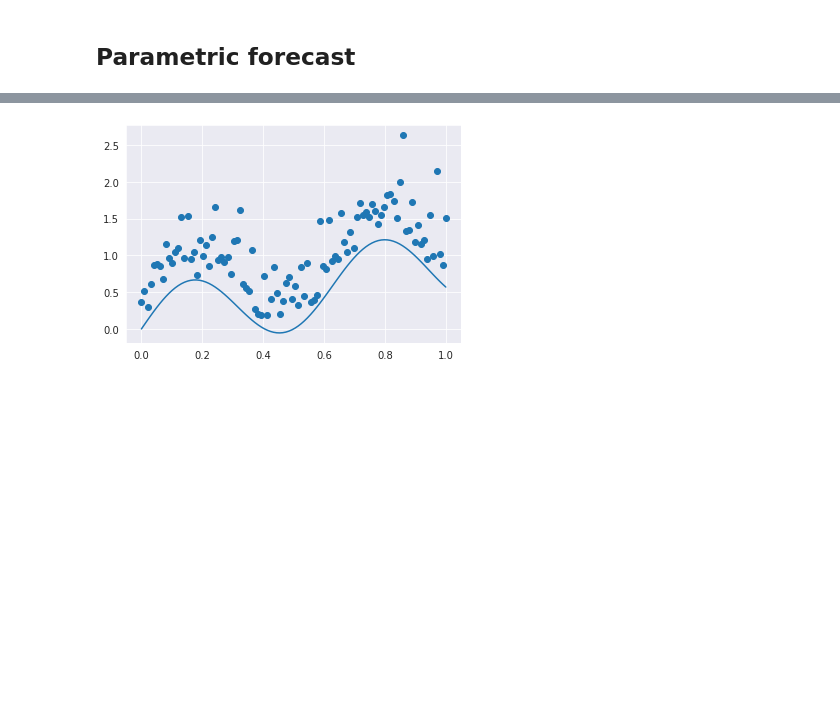
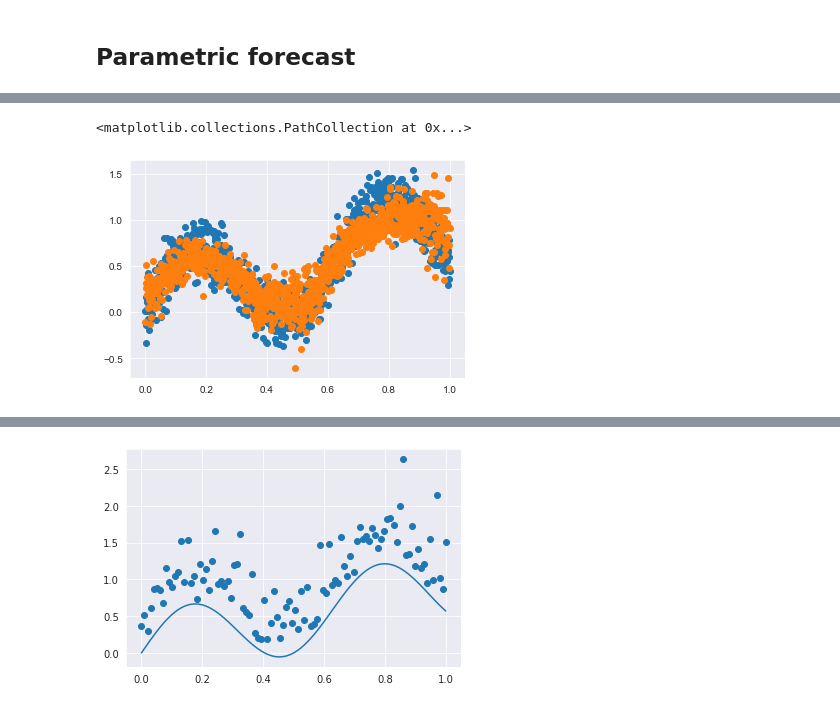
Before and after one commit to raspstephan/probabilistic_networks, a Jupyter notebook: toy_problems.ipynb, the cells around one changed output, grey strips where cells are left out. Saved outputs shown, nothing was run; the diff lists cells and outputs as text; code cells hidden in the pictures; blank space fills up the shorter version.

```diff
--- a/toy_problems.ipynb
+++ b/toy_problems.ipynb
@@ -109,0 +225,6 @@ y_train, y_valid =
+# %%
+plt.scatter(x_valid, y_valid)
+plt.scatter(x_valid, preds2)
+# %% [output]
+<matplotlib.collections.PathCollection at 0x...>
+[figure, added]
```
Also changed, not shown: parts of 30 cells of this notebook.
